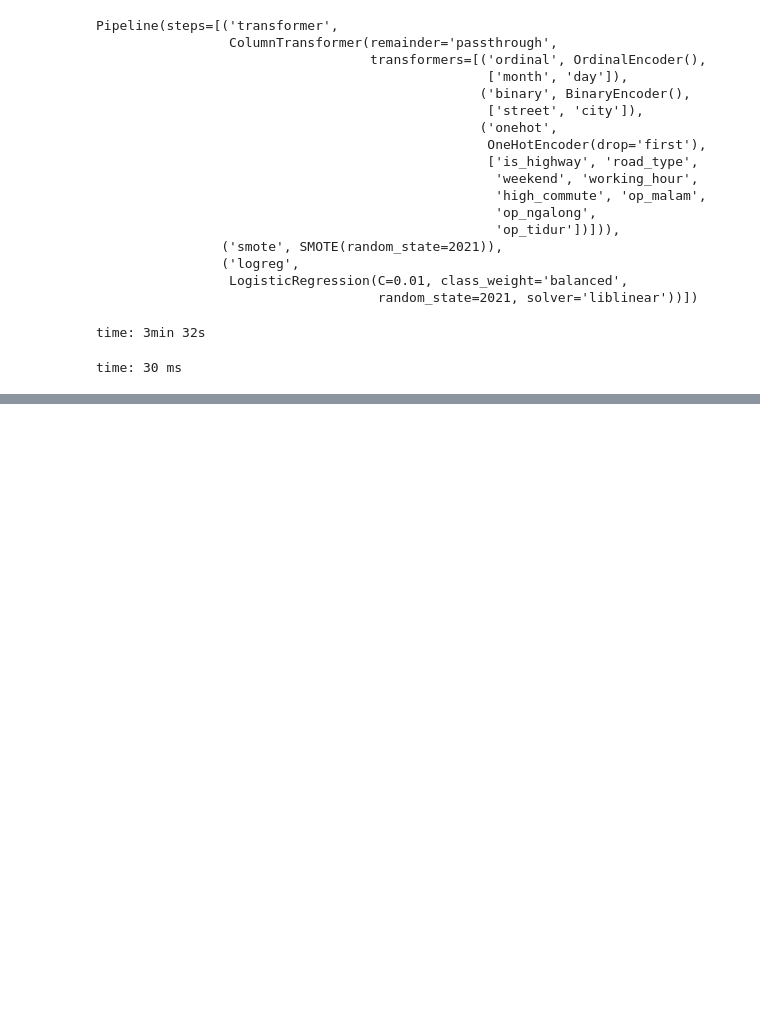
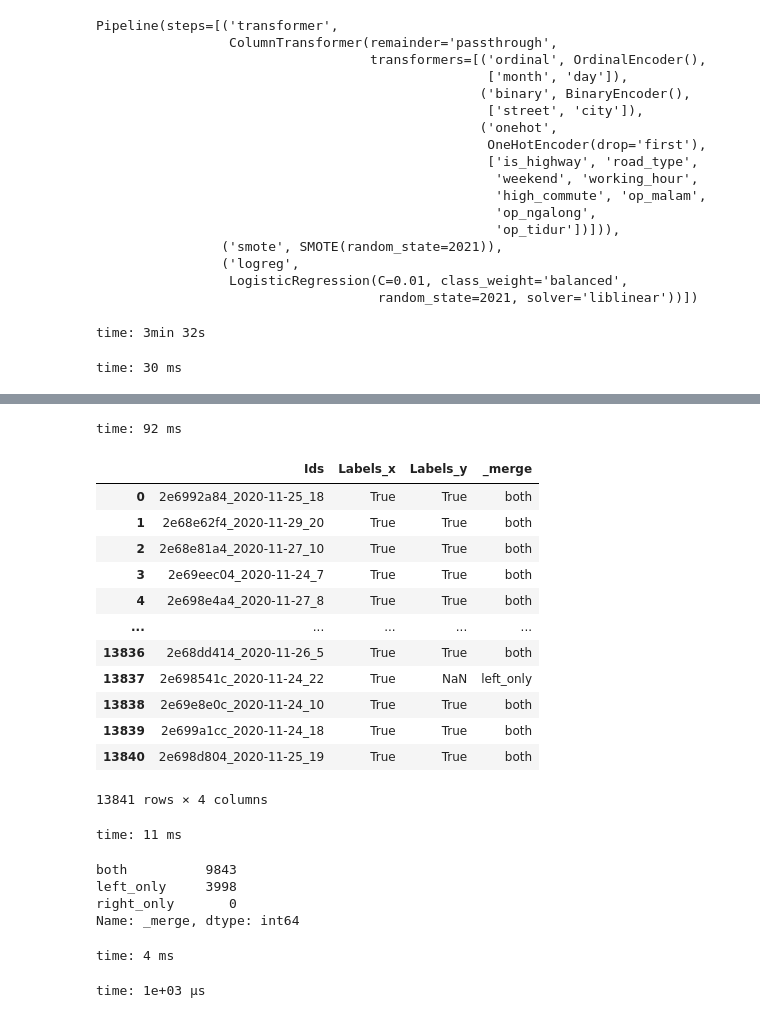
Before and after one commit to bolaubi/DSW_danthon_2021-1, a Jupyter notebook: archive_ben_nitip/danthon2.ipynb, the cells around one changed output, grey strips where cells are left out. Drawn from its saved outputs; the diff is of its cells as text; code cells hidden in the pictures; blank space fills up the shorter version.

```diff
--- a/archive_ben_nitip/danthon2.ipynb
+++ b/archive_ben_nitip/danthon2.ipynb
@@ -1299,0 +1598,2 @@ gridsearch_logreg_tuned2.fit(X_train_val2, y_train_val2)
+# %%
+part2a_1 = result_abc_tuned2a.copy()
@@ -1419,0 +1766,33 @@ print(1)
+# %%
+result_part2 = pd.merge(part2a_1, part2b, left_on='Ids', right_on='Ids', how='left', indicator=True)
+# %% [output]
+time: 92 ms
+# %%
+result_part2
+# %% [output]
+|  | Ids | Labels_x | Labels_y | _merge |
+| 0 | 2e6992a84_2020-11-25_18 | True | True | both |
+| 1 | 2e68e62f4_2020-11-29_20 | True | True | both |
+| 2 | 2e68e81a4_2020-11-27_10 | True | True | both |
+| 3 | 2e69eec04_2020-11-24_7 | True | True | both |
+| 4 | 2e698e4a4_2020-11-27_8 | True | True | both |
+| ... | ... | ... | ... | ... |
+| 13836 | 2e68dd414_2020-11-26_5 | True | True | both |
+| 13837 | 2e698541c_2020-11-24_22 | True | NaN | left_only |
+| 13838 | 2e69e8e0c_2020-11-24_10 | True | True | both |
+| 13839 | 2e699a1cc_2020-11-24_18 | True | True | both |
+| 13840 | 2e698d804_2020-11-25_19 | True | True | both |
+13841 rows × 4 columns
+time: 11 ms
+# %%
+result_part2['_merge'].value_counts()
+# %% [output]
+both          9843
+left_only     3998
+right_only       0
+Name: _merge, dtype: int64
+time: 4 ms
+# %%
+result_part2_copy = result_part2.copy()
+# %% [output]
+time: 1e+03 µs
```
Also changed, not shown: parts of 173 cells of this notebook, 2 other files.
